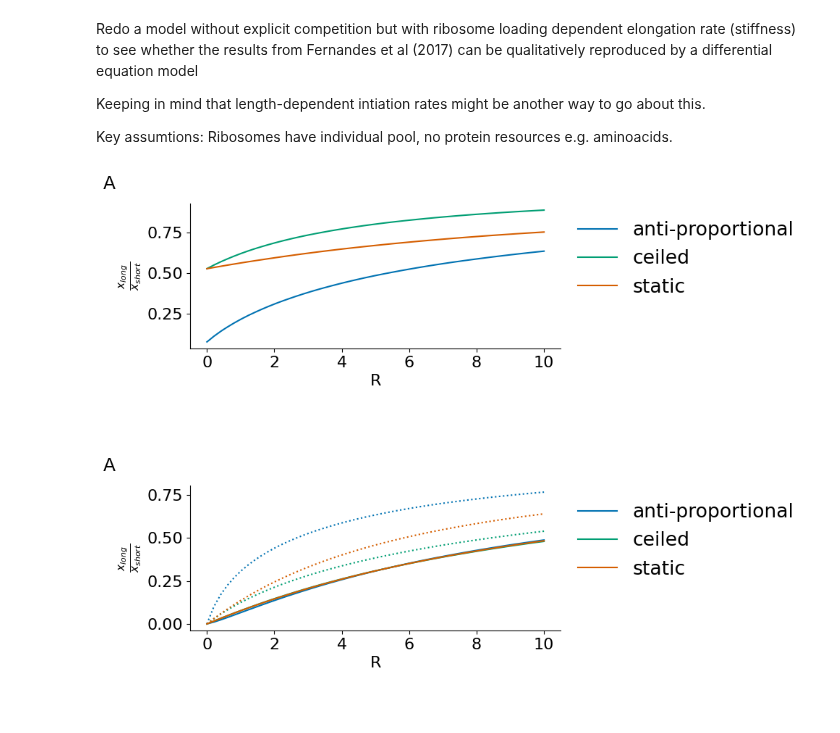
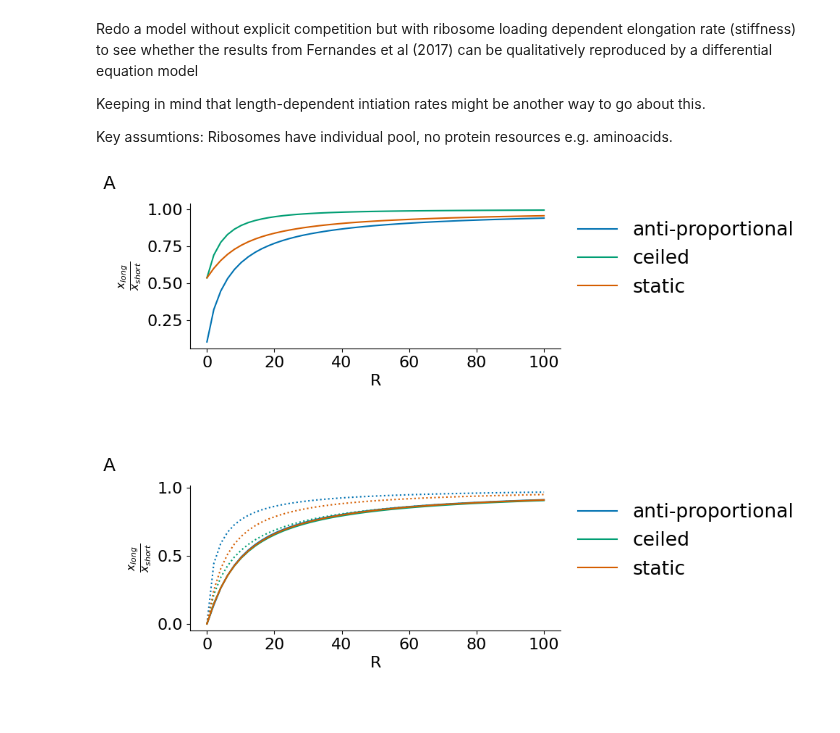
Before and after one commit to prubisch/competition_in_proteinsynthesis_in_autism, a Jupyter notebook: reTASEP_diff_expl_rib_comp.ipynb, the cells around one changed output. Drawn from its saved outputs; the diff is of its cells as text; code cells hidden in the pictures.

Commit message:
Starting to safe figures for write up.

```diff
--- a/reTASEP_diff_expl_rib_comp.ipynb
+++ b/reTASEP_diff_expl_rib_comp.ipynb
@@ -53,7 +53,7 @@ dt = 0.001
 N = 2
 l = np.array([1,10])
 Y = N*2
-Rs = np.linspace(0.001,10,50)
+Rs = np.linspace(0.001,100,50)
 Ys = 1 #1 for each, can see if this in any way infleunces the results (should do the total but not relative)
 
 x0 = np.ones([N])*x_init
@@ -88,13 +88,13 @@ for r in range(Rs.shape[0]):
     parameters['R'] = Rs[r]
 
     res = simulation_wrapper(init_state,parameters,TASEP_assump, β_nonlin, sim_time, dt)
-    ys_bs[r,:]= res[-1,1,:]#res[-1,2,:]
+    ys_bs[r,:]= res[-1,2,:]
 
     res = simulation_wrapper(init_state,parameters,TASEP_assump, β_ceiled, sim_time, dt)
-    ys_lr[r,:]= res[-1,1,:]#res[-1,2,:]
+    ys_lr[r,:]= res[-1,2,:]
 
     res = simulation_wrapper(init_state,parameters,TASEP_assump, β_static, sim_time, dt)
-    ys_sr[r,:]= res[-1,1,:]#res[-1,2,:]
+    ys_sr[r,:]= res[-1,2,:]
 
 
 layout = '''
@@ -106,34 +106,34 @@ layout = '''
 
 fig = plt.figure(figsize=(8, 4))
 
 height_ratios = [1,0.1]
 width_ratios = [1,0.1]
 
 
 specs, gs = panel_specs(layout, fig=fig)
 gs.set_height_ratios(height_ratios)
 gs.set_width_ratios(width_ratios)
 gs.hspace=0.8
 axes = {}
 for letter in 'A':
     axes[letter] = ax = fig.add_subplot(specs[letter])
 label_panels(axes, letters='A', postfix='', offset_left=1.2)
 for a in list('A'):
     axes[a].set_axis_off()
 
 
 ax = fig.add_subplot(gs[0,0])
 ax.plot(Rs, ys_bs[:,1]/ys_bs[:,0], label = 'anti-proportional', color = palette[0])
 ax.plot(Rs, ys_lr[:,1]/ys_lr[:,0], label = 'ceiled', color = palette[1])
 ax.plot(Rs, ys_sr[:,1]/ys_sr[:,0], label = 'static', color = palette[2])
 ax.set_xlabel('R')
 ax.set_ylabel('$\\frac{x_{long}}{x_{short}}$')
 #changed to be the same as the Osterweil lab paper
 ax.legend( bbox_to_anchor=(1.0, 1.0), loc='upper left',  frameon = False)
 clear_axes(ax)
 plt.show()
 # %% [output]
-[figure, old version]
+[figure, new version]
 # %%
 layout = '''
     AA
@@ -174,7 +174,7 @@ ax.legend( bbox_to_anchor=(1.0, 1.0), loc='upper left',  frameon = False)
 clear_axes(ax)
 plt.show()
 # %% [output]
-[figure, old version]
+[figure, new version]
 # %%
 print('static beta')
 ys_bs = np.zeros([Rs.shape[0], N])
```
Also changed, not shown: parts of 1 cell of this notebook, 8 other files.
